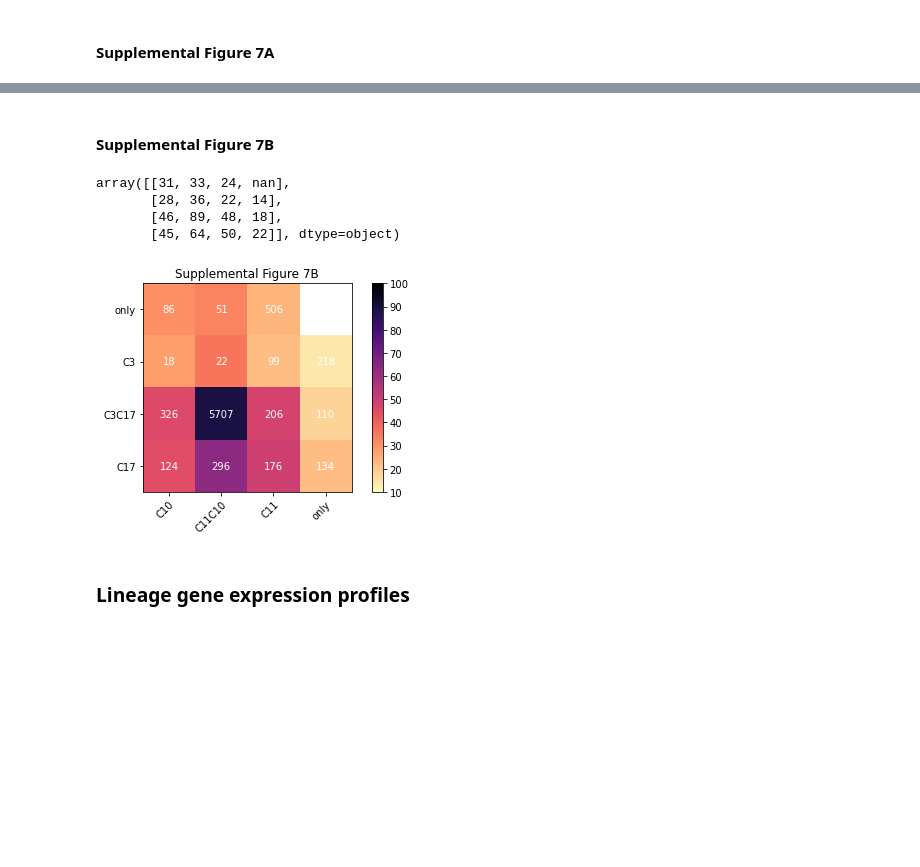
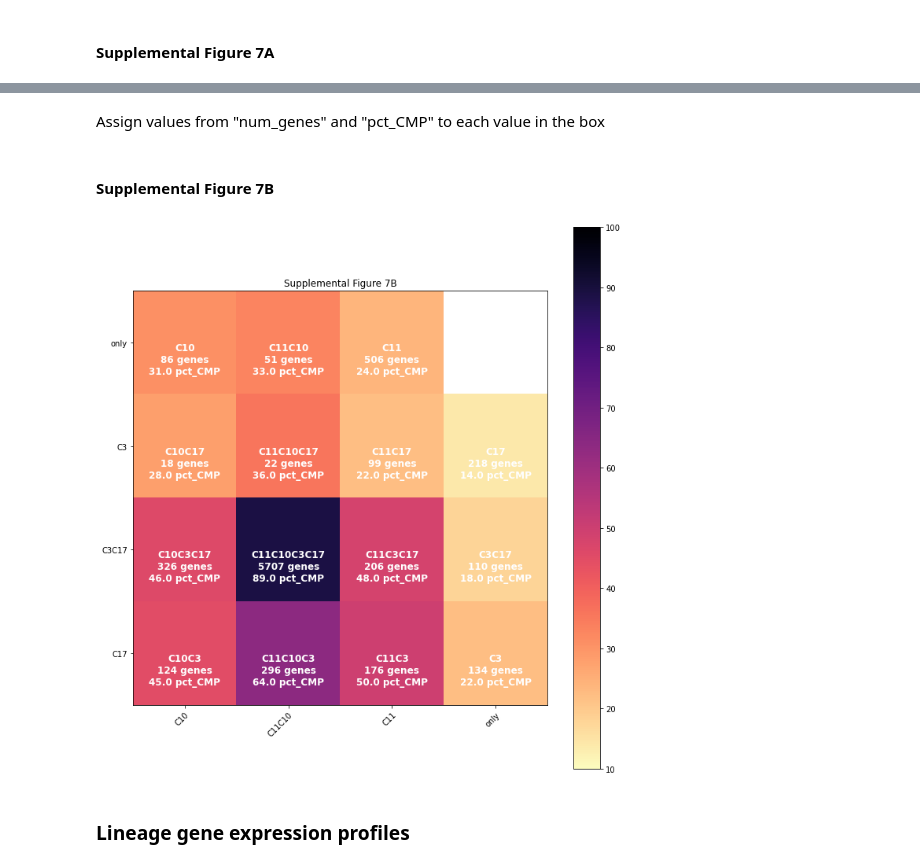
Before and after one commit to efheuston/CMPSubpopulation_dataAnalysis, a Jupyter notebook: BulkRNA-SeqAnalysis.ipynb, the cells around one changed output, grey strips where cells are left out. Saved outputs shown, nothing was run; the diff lists cells and outputs as text; code cells hidden in the pictures; blank space fills up the shorter version.

```diff
--- a/BulkRNA-SeqAnalysis.ipynb
+++ b/BulkRNA-SeqAnalysis.ipynb
@@ -294,2 +335,18 @@ for key in TPM10.keys():
+# %% [markdown]
+Assign values from "num_genes" and "pct_CMP" to each value in the box
+# %%
+graph_color = keyorder.copy()
+graph_value = keyorder.copy()
+
+for arr_row in keyorder:
+    for arr_col in arr_row:
+        if arr_col in pct_CMP.keys(): # values will be same for pct_CMP and num_genes
+            position = np.where(graph_color == arr_col) # position is same for graph_color and graph_value
+
+            graph_color[position] = int(pct_CMP[arr_col])
+            graph_value[position] = num_genes[arr_col]
+
+
+graph_color = graph_color.astype('float') # print values of pct_CMP since these are represented by color in the final image
 # %% [markdown]
 #### Supplemental Figure 7B
@@ -302,52 +353,34 @@ keyorder = np.array([['C10', 'C11C10', 'C11', np.nan],
-# %%
-graph_color = keyorder.copy()
-graph_value = keyorder.copy()
-
-for arr_row in keyorder:
-    for arr_col in arr_row:
-        if arr_col in pct_CMP.keys(): # values will be same for pct_CMP and num_subpop
-            position = np.where(graph_color == arr_col) # position is same for graph_color and graph_value
-
-            graph_color[position] = int(pct_CMP[arr_col])
-            graph_value[position] = num_subpop[arr_col]
-
-
-graph_color = graph_color.astype('float')
-# %% [output]
-array([[31, 33, 24, nan],
-       [28, 36, 22, 14],
-       [46, 89, 48, 18],
-       [45, 64, 50, 22]], dtype=object)
 # %%
 xaxis = ['C10', 'C11C10', 'C11', 'only']
 yaxis = ['only', 'C3', 'C3C17', 'C17']
 
-fig, ax = plt.subplots()
+fig, ax = plt.subplots(figsize = (10, 10))
 im = ax.imshow(graph_color, cmap='magma_r', vmin= 10, vmax = 100)
 fig.colorbar(im)
 
-# We want to show all ticks...
+# Show all ticks...
 ax.set_xticks(np.arange(len(xaxis)))
 ax.set_yticks(np.arange(len(yaxis)))
-# ... and label them with the respective list entries
+# Label them
 ax.set_xticklabels(xaxis)
 ax.set_yticklabels(yaxis)
 
 # Rotate the tick labels and set their alignment.
 plt.setp(ax.get_xticklabels(), rotation=45, ha="right",
          rotation_mode="anchor")
 
 # Loop over data dimensions and create text annotations.
 for i in range(len(xaxis)):
     for j in range(len(yaxis)):
-        text = ax.text(j, i, graph_value[i, j],
-                       ha="center", va="center", color="w")
+        if not str(graph_value[i, j]) == 'nan':
+            text = ax.text(j, i, ''.join((keyorder[i,j], '\n', str(graph_value[i, j]), ' genes', '\n', str(graph_color[i,j]), ' pct_CMP', '\n')),
+                           ha="center", va="top", color="w", fontweight = 'bold', fontsize = 'large')
 
 ax.set_title("Supplemental Figure 7B")
 fig.tight_layout()
-plt.show()
+plt.show() # Note that in the text, figure is rotated 270 degrees (diamond format)
 # %% [output]
-[figure, old version]
+[figure, new version]
 # %% [markdown]
 ### Lineage gene expression profiles
 # %%
```
Also changed, not shown: parts of 24 cells of this notebook.
